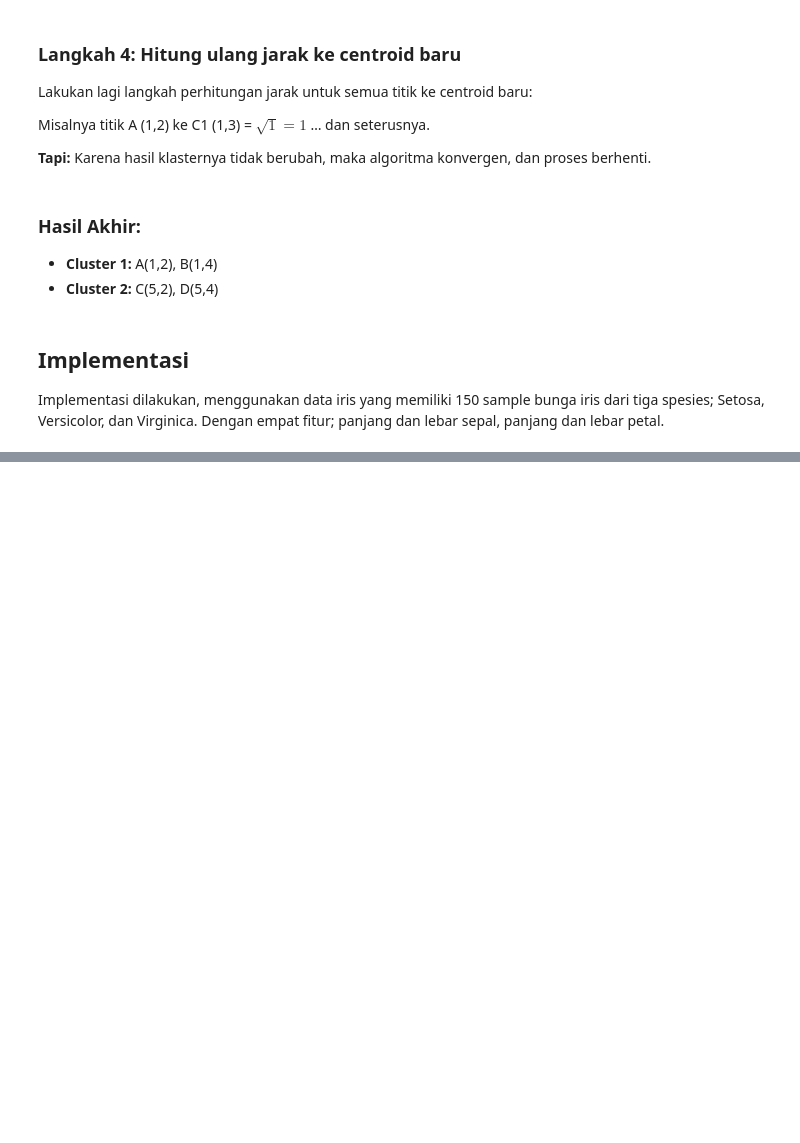
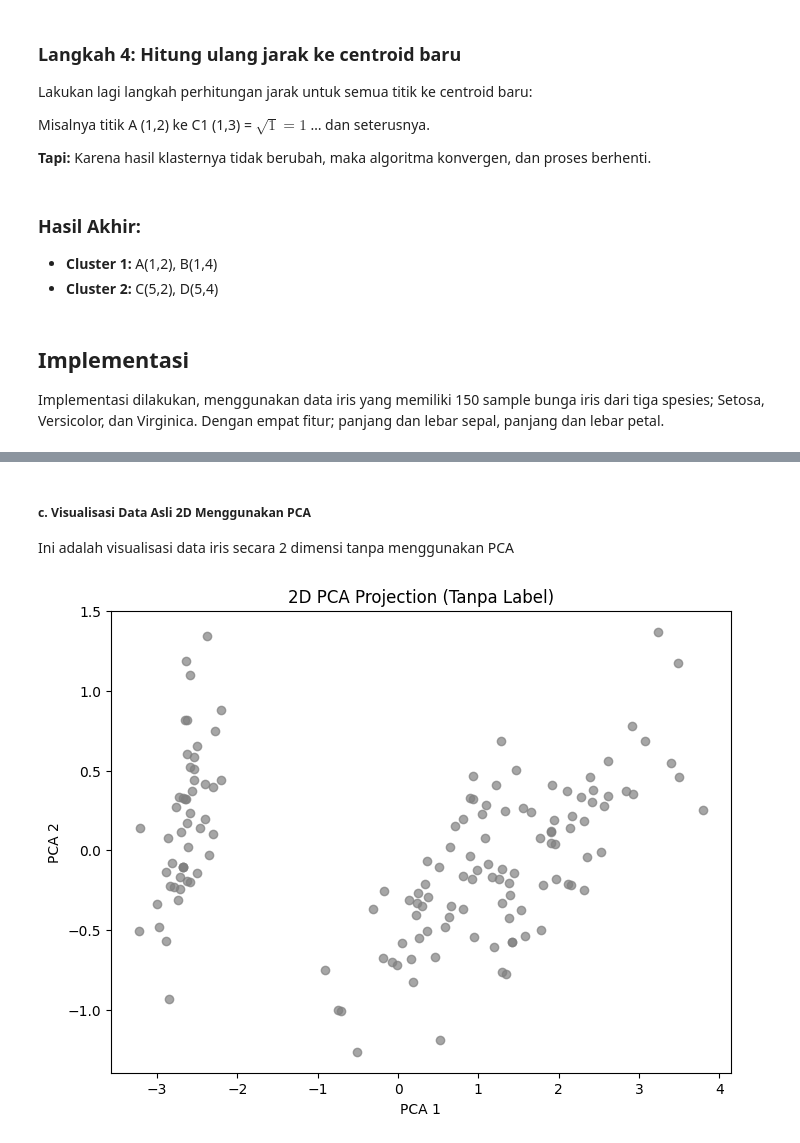
Before and after one commit to Pras7804/pendata, a Jupyter notebook: _sources/Kmeans.ipynb, the cells around one changed output, grey strips where cells are left out. Drawn from its saved outputs; the diff is of its cells as text; code cells hidden in the pictures; blank space fills up the shorter version.

```diff
--- a/_sources/Kmeans.ipynb
+++ b/_sources/Kmeans.ipynb
@@ -479,0 +374,20 @@ plt.show()
+# %% [markdown]
+##### **c. Visualisasi Data Asli 2D Menggunakan PCA**
+
+Ini adalah visualisasi data iris secara 2 dimensi tanpa menggunakan PCA
+# %%
+# PCA 2 Komponen
+pca_2d = PCA(n_components=2)
+X_pca_2d = pca_2d.fit_transform(df_combined.drop(columns=['id', 'class']))
+
+plt.figure(figsize=(8,6))
+plt.scatter(
+    X_pca_2d[:, 0], X_pca_2d[:, 1],
+    color='gray', alpha=0.7
+)
+plt.title('2D PCA Projection (Tanpa Label)')
+plt.xlabel('PCA 1')
+plt.ylabel('PCA 2')
+plt.show()
+# %% [output]
+[figure, added]
```
Also changed, not shown: parts of 90 cells of this notebook, 12 other files.
